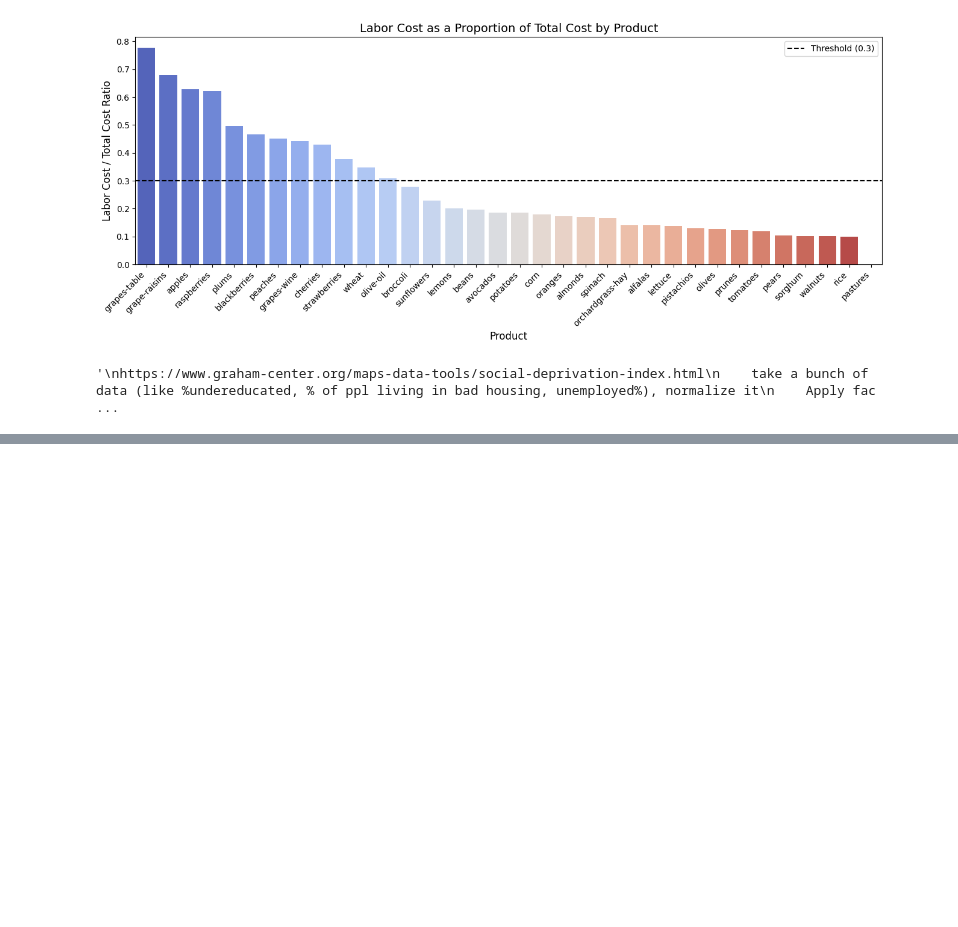
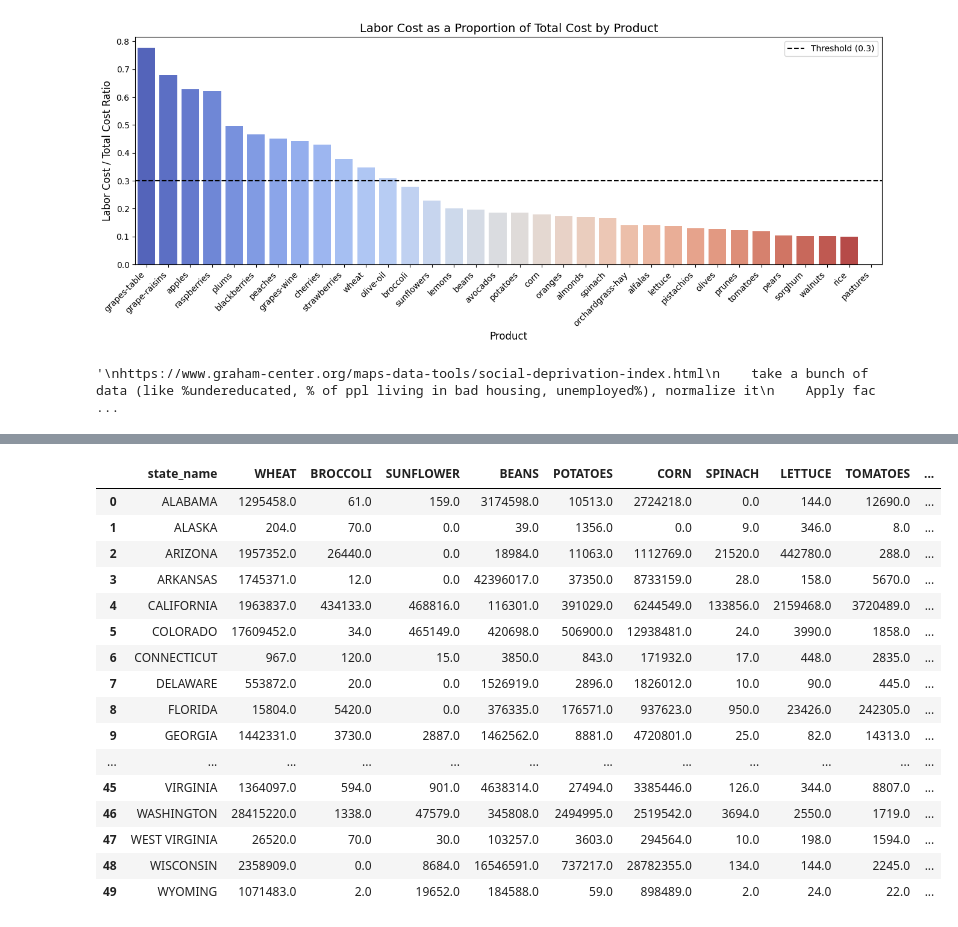
Before and after one commit to e754/EPA-WPS, a Jupyter notebook: dominant-crop/UCD-Labor/analyze.ipynb, the cells around one changed output, grey strips where cells are left out. Cells and saved outputs as stored; diff of their text form; code cells hidden in the pictures; blank space fills up the shorter version.

```diff
--- a/dominant-crop/UCD-Labor/analyze.ipynb
+++ b/dominant-crop/UCD-Labor/analyze.ipynb
@@ -198,0 +258,20 @@ plt.show()
+# %%
+data[2022]
+# %% [output]
+|  | state_name | WHEAT | BROCCOLI | SUNFLOWER | BEANS | POTATOES | CORN | SPINACH | LETTUCE | TOMATOES | ... |
+| 0 | ALABAMA | 1295458.0 | 61.0 | 159.0 | 3174598.0 | 10513.0 | 2724218.0 | 0.0 | 144.0 | 12690.0 | ... |
+| 1 | ALASKA | 204.0 | 70.0 | 0.0 | 39.0 | 1356.0 | 0.0 | 9.0 | 346.0 | 8.0 | ... |
+| 2 | ARIZONA | 1957352.0 | 26440.0 | 0.0 | 18984.0 | 11063.0 | 1112769.0 | 21520.0 | 442780.0 | 288.0 | ... |
+| 3 | ARKANSAS | 1745371.0 | 12.0 | 0.0 | 42396017.0 | 37350.0 | 8733159.0 | 28.0 | 158.0 | 5670.0 | ... |
+| 4 | CALIFORNIA | 1963837.0 | 434133.0 | 468816.0 | 116301.0 | 391029.0 | 6244549.0 | 133856.0 | 2159468.0 | 3720489.0 | ... |
+| 5 | COLORADO | 17609452.0 | 34.0 | 465149.0 | 420698.0 | 506900.0 | 12938481.0 | 24.0 | 3990.0 | 1858.0 | ... |
+| 6 | CONNECTICUT | 967.0 | 120.0 | 15.0 | 3850.0 | 843.0 | 171932.0 | 17.0 | 448.0 | 2835.0 | ... |
+| 7 | DELAWARE | 553872.0 | 20.0 | 0.0 | 1526919.0 | 2896.0 | 1826012.0 | 10.0 | 90.0 | 445.0 | ... |
+| 8 | FLORIDA | 15804.0 | 5420.0 | 0.0 | 376335.0 | 176571.0 | 937623.0 | 950.0 | 23426.0 | 242305.0 | ... |
+| 9 | GEORGIA | 1442331.0 | 3730.0 | 2887.0 | 1462562.0 | 8881.0 | 4720801.0 | 25.0 | 82.0 | 14313.0 | ... |
+| ... | ... | ... | ... | ... | ... | ... | ... | ... | ... | ... | ... |
+| 45 | VIRGINIA | 1364097.0 | 594.0 | 901.0 | 4638314.0 | 27494.0 | 3385446.0 | 126.0 | 344.0 | 8807.0 | ... |
+| 46 | WASHINGTON | 28415220.0 | 1338.0 | 47579.0 | 345808.0 | 2494995.0 | 2519542.0 | 3694.0 | 2550.0 | 1719.0 | ... |
+| 47 | WEST VIRGINIA | 26520.0 | 70.0 | 30.0 | 103257.0 | 3603.0 | 294564.0 | 10.0 | 198.0 | 1594.0 | ... |
+| 48 | WISCONSIN | 2358909.0 | 0.0 | 8684.0 | 16546591.0 | 737217.0 | 28782355.0 | 134.0 | 144.0 | 2245.0 | ... |
+| 49 | WYOMING | 1071483.0 | 2.0 | 19652.0 | 184588.0 | 59.0 | 898489.0 | 2.0 | 24.0 | 22.0 | ... |
```
Also changed, not shown: parts of 4 cells of this notebook, 5 other files.
